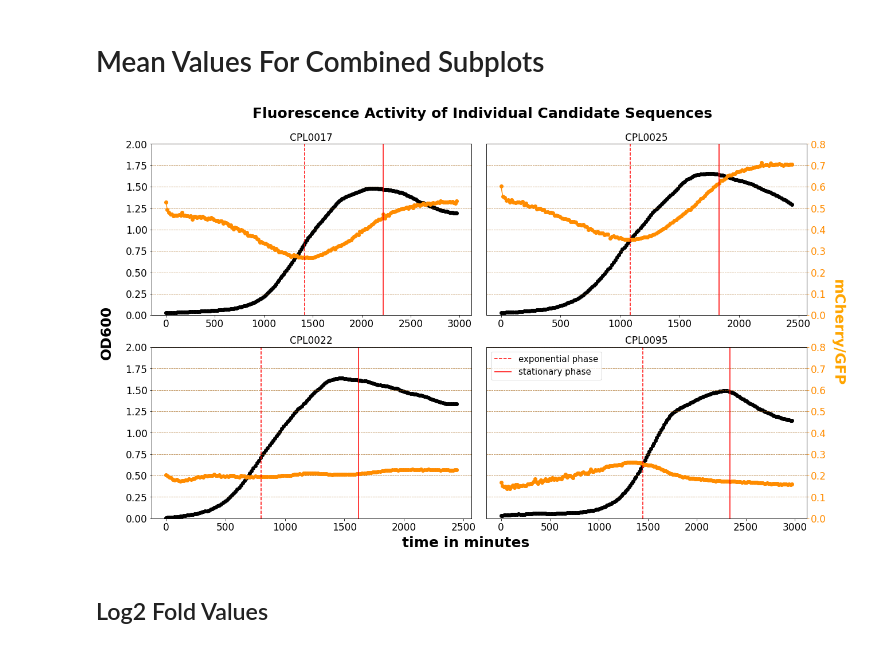
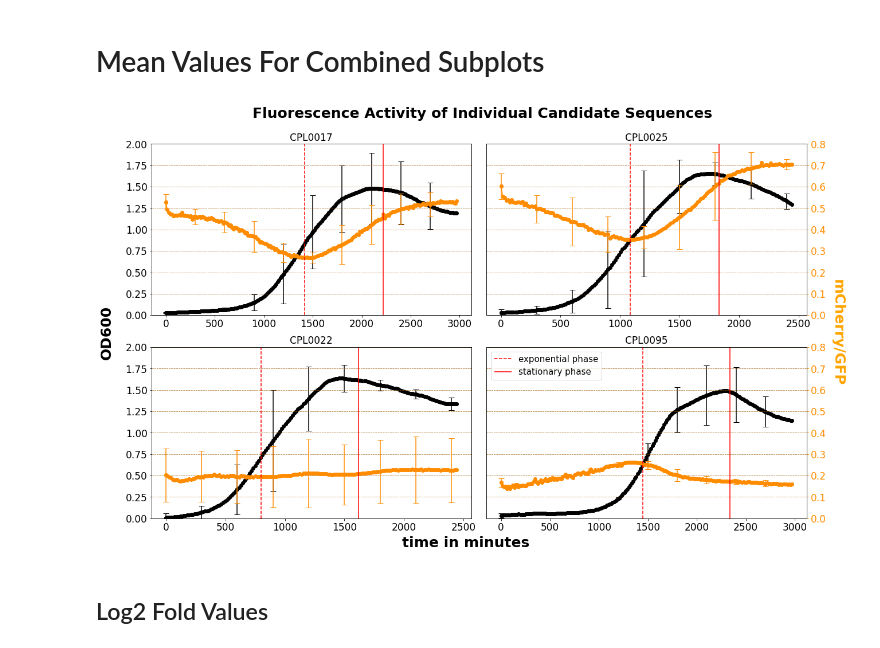
Before and after one commit to Kanomble/curvibacter_promotor_studies, a Jupyter notebook: scripts/promotor_project_curvibacter.ipynb, the cells around one changed output. Cells and saved outputs as stored; diff of their text form; code cells hidden in the pictures.

Commit message:
added standard deviation plotting

```diff
--- a/scripts/promotor_project_curvibacter.ipynb
+++ b/scripts/promotor_project_curvibacter.ipynb
@@ -1211,9 +1219,12 @@ mindex_cpl_0025 = (mindex_cpl_0025_1 + mindex_cpl_0025_2 + mindex_cpl_0025_3)/3
 min_measurement_index = min([len(od_data_cpl_0025_1),len(od_data_cpl_0025_2),len(od_data_cpl_0025_3)])
 od_data_cpl_0025 = od_data_cpl_0025_1[:min_measurement_index] + od_data_cpl_0025_2[:min_measurement_index] + od_data_cpl_0025_3[:min_measurement_index]
 od_data_cpl_0025 = od_data_cpl_0025/3
+od_data_std_0025 = pd.DataFrame([od_data_cpl_0025_1[:min_measurement_index],od_data_cpl_0025_2[:min_measurement_index],od_data_cpl_0025_3[:min_measurement_index]]).T.std(axis=1).to_numpy()
+
 
 red_vs_green_cpl_0025 = red_vs_green_cpl_0025_1[:min_measurement_index] + red_vs_green_cpl_0025_2[:min_measurement_index] + red_vs_green_cpl_0025_3[:min_measurement_index]
 red_vs_green_cpl_0025 = red_vs_green_cpl_0025/3
+red_vs_green_std_0025 = pd.DataFrame([red_vs_green_cpl_0025_1[:min_measurement_index],red_vs_green_cpl_0025_2[:min_measurement_index],red_vs_green_cpl_0025_3[:min_measurement_index]]).T.std(axis=1).to_numpy()
 
 time_cpl_0025 = np.array(time_cpl_0025_1[:min_measurement_index]) + np.array(time_cpl_0025_2[:min_measurement_index]) + np.array(time_cpl_0025_3[:min_measurement_index])
 time_cpl_0025 = time_cpl_0025/3
@@ -1231,10 +1242,14 @@ mindex_cpl_0095 = (mindex_cpl_0095_1 + mindex_cpl_0095_2 + mindex_cpl_0095_3)/3
 
 min_measurement_index = min([len(od_data_cpl_0095_1),len(od_data_cpl_0095_2),len(od_data_cpl_0095_3)])
 od_data_cpl_0095 = od_data_cpl_0095_1[:min_measurement_index] + od_data_cpl_0095_2[:min_measurement_index] + od_data_cpl_0095_3[:min_measurement_index]
+od_data_std_0095 = pd.DataFrame([od_data_cpl_0095_1[:min_measurement_index],od_data_cpl_0095_2[:min_measurement_index],od_data_cpl_0095_3[:min_measurement_index]]).T.std(axis=1).to_numpy()
 od_data_cpl_0095 = od_data_cpl_0095/3
 
 red_vs_green_cpl_0095 = red_vs_green_cpl_0095_1[:min_measurement_index] + red_vs_green_cpl_0095_2[:min_measurement_index] + red_vs_green_cpl_0095_3[:min_measurement_index]
 red_vs_green_cpl_0095 = red_vs_green_cpl_0095/3
+red_vs_green_std_0095 = pd.DataFrame([red_vs_green_cpl_0095_1[:min_measurement_index],red_vs_green_cpl_0095_2[:min_measurement_index],red_vs_green_cpl_0095_3[:min_measurement_index]]).T.std(axis=1).to_numpy()
+
+
 
 time_cpl_0095 = np.array(time_cpl_0095_1[:min_measurement_index]) + np.array(time_cpl_0095_2[:min_measurement_index]) + np.array(time_cpl_0095_3[:min_measurement_index])
 time_cpl_0095 = time_cpl_0095/3
@@ -1248,18 +1263,20 @@ mindex_cpl_0017 = (mindex_cpl_0017_1 + mindex_cpl_0017_2 + mindex_cpl_0017_3)/3
 
 min_measurement_index = min([len(od_data_cpl_0017_1),len(od_data_cpl_0017_2),len(od_data_cpl_0017_3)])
 od_data_cpl_0017 = od_data_cpl_0017_1[:min_measurement_index] + od_data_cpl_0017_2[:min_measurement_index] + od_data_cpl_0017_3[:min_measurement_index]
+od_data_std_0017 = pd.DataFrame([od_data_cpl_0017_1[:min_measurement_index],od_data_cpl_0017_2[:min_measurement_index],od_data_cpl_0017_3[:min_measurement_index]]).T.std(axis=1).to_numpy()
 od_data_cpl_0017 = od_data_cpl_0017/3
 
 red_vs_green_cpl_0017 = red_vs_green_cpl_0017_1[:min_measurement_index] + red_vs_green_cpl_0017_2[:min_measurement_index] + red_vs_green_cpl_0017_3[:min_measurement_index]
 red_vs_green_cpl_0017 = red_vs_green_cpl_0017/3
+red_vs_green_std_0017 = pd.DataFrame([red_vs_green_cpl_0017_1[:min_measurement_index],red_vs_green_cpl_0017_2[:min_measurement_index],red_vs_green_cpl_0017_3[:min_measurement_index]]).T.std(axis=1).to_numpy()
 
 time_cpl_0017 = np.array(time_cpl_0017_1[:min_measurement_index]) + np.array(time_cpl_0017_2[:min_measurement_index]) + np.array(time_cpl_0017_3[:min_measurement_index])
 time_cpl_0017 = time_cpl_0017/3
 # %%
-plot_list = [[index_cpl_0017, mindex_cpl_0017, od_data_cpl_0017, red_vs_green_cpl_0017, time_cpl_0017, "CPL0017"],
-           [index_cpl_0025, mindex_cpl_0025, od_data_cpl_0025, red_vs_green_cpl_0025, time_cpl_0025, "CPL0025"],
-           [index_cpl_0022, mindex_cpl_0022, od_data_cpl_0022, red_vs_green_cpl_0022, time_cpl_0022, "CPL0022"],
-           [index_cpl_0095, mindex_cpl_0095, od_data_cpl_0095, red_vs_green_cpl_0095, time_cpl_0095, "CPL0095"]]
+plot_list = [[index_cpl_0017, mindex_cpl_0017, od_data_cpl_0017, red_vs_green_cpl_0017, time_cpl_0017, "CPL0017",od_data_std_0017,red_vs_green_std_0017],
+           [index_cpl_0025, mindex_cpl_0025, od_data_cpl_0025, red_vs_green_cpl_0025, time_cpl_0025, "CPL0025",od_data_std_0025,red_vs_green_std_0025],
+           [index_cpl_0022, mindex_cpl_0022, od_data_cpl_0022, red_vs_green_cpl_0022, time_cpl_0022, "CPL0022",od_data_std_0022,red_vs_green_std_0022],
+           [index_cpl_0095, mindex_cpl_0095, od_data_cpl_0095, red_vs_green_cpl_0095, time_cpl_0095, "CPL0095",od_data_std_0095,red_vs_green_std_0095]]
 # %%
 fig, ((ax1, ax2), (ax3, ax4)) = plt.subplots(figsize=(15,10), nrows=2, ncols=2)
 
@@ -1267,6 +1284,7 @@ axes = [ (ax1, ax1.twinx()), (ax2, ax2.twinx()), (ax3, ax3.twinx()), (ax4, ax4.t
 
 for index, data in enumerate(plot_list):
     axes[index][0].plot(data[4],data[2],linestyle="none", marker='o', color=od_color)
+    axes[index][0].errorbar(data[4][::20], data[2][::20], yerr=data[6][::20], fmt='o', color=od_color, capsize=5)
 
     if index != 1 and index != 3:
         #axes[index][0].set_ylabel("OD600", color=od_color, fontsize=17)
@@ -1277,6 +1295,7 @@ for index, data in enumerate(plot_list):
         axes[index][0].tick_params(axis='x', colors="black", labelsize=17)
 
     axes[index][1].plot(data[4],data[3],linestyle='-',marker="o", color=rfp_gfp_color)
+    axes[index][1].errorbar(data[4][::20], data[3][::20], yerr=data[7][::20], fmt='o', color=rfp_gfp_color, capsize=5)
 
     if index != 0 and index != 2:
         #axes[index][1].set_ylabel("RFP/GFP", color=rfp_gfp_color, fontsize=17)
@@ -1284,35 +1303,35 @@ for index, data in enumerate(plot_list):
         axes[index][1].tick_params(axis='x', colors="black", labelsize=17)
     else:
         axes[index][1].tick_params(left = False, right = False , labelleft = False, labelright=False)
 
     axes[index][1].set_ylim(0,0.8)
     axes[index][0].set_ylim(0,2.0)
 
 
     axes[index][0].grid(axis="y",color="black", linestyle="--", alpha=0.5)
     axes[index][1].grid(axis="y",color=rfp_gfp_color,linestyle="--", alpha=0.5)
 
     axes[index][1].vlines(data[0], 0, max(data[2])+np.mean(data[2]), linestyles="--", color=vline_color, label="exponential phase")
     axes[index][1].vlines(data[1], 0, max(data[2])+np.mean(data[2]), linestyles="-", color=vline_color, label="stationary phase")
 
     if index == 3:
         axes[index][1].legend(loc="upper left", fontsize=15)
 
     axes[index][0].set_title(data[5], fontsize=17)
 
 #fig.supxlabel('time in minutes', fontsize=20)
 #fig.supylabel('OD600', fontsize=20, x=-0.02)
 fig.text(x=-0.03, y=0.5, s="OD600", size=25, fontweight='bold', rotation=90, ha='center', va='center')
 fig.text(x=0.55, y=-0.01, s="time in minutes", size=25, fontweight='bold', rotation=0, ha='center', va='center')
 
 fig.text(x=1.15, y=0.5, s="mCherry/GFP", size=25, fontweight='bold', rotation=-90, ha='center', va='center', color="orange")
 fig.text(x=0.58, y= + 1.03, s="Fluorescence Activity of Individual Candidate Sequences ", size=25, fontweight='bold', rotation=0, ha='center', va='center')
 
 plt.tight_layout()
 plt.subplots_adjust(right=1.1,)
-plt.savefig("../results/subplots_cpls_mean_values.png", dpi=400,  bbox_inches = 'tight')
+plt.savefig("../results/subplots_cpls_mean_values.svg", dpi=400,  bbox_inches = 'tight')
 # %% [output]
-[figure, old version]
+[figure, new version]
 # %% [markdown]
 ## Log2 Fold Values
 # %%
```
Also changed, not shown: parts of 22 cells of this notebook.
